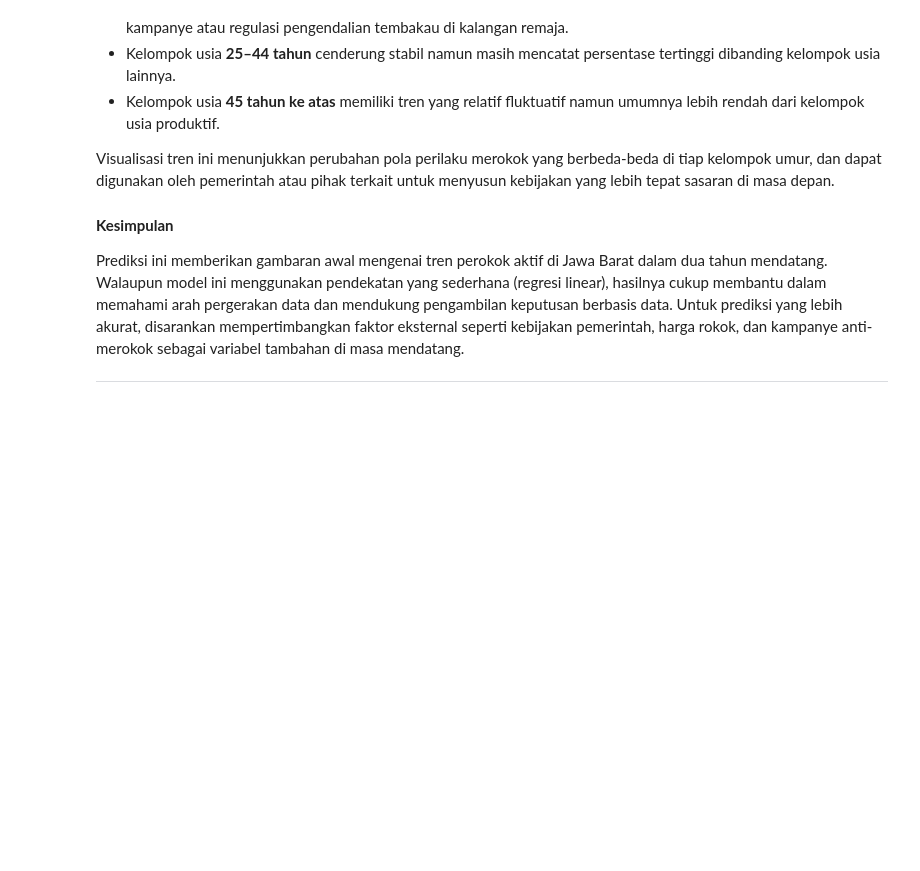
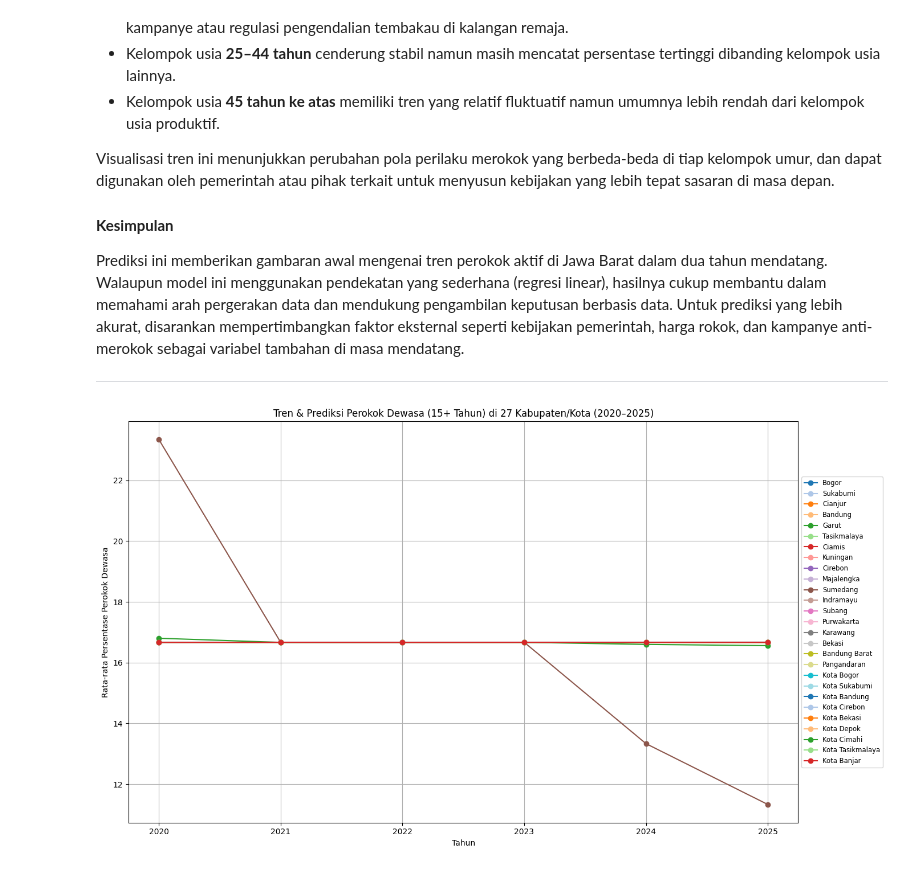
Before and after one commit to FlameMeta/DataScience_Python, a Jupyter notebook: Hipotesa.ipynb, the cells around one changed output. Saved outputs shown, nothing was run; the diff lists cells and outputs as text; code cells hidden in the pictures; blank space fills up the shorter version.

Commit message:
penambahan hipotesa berdasarkan wilayah

```diff
--- a/Hipotesa.ipynb
+++ b/Hipotesa.ipynb
@@ -234,3 +234,95 @@ Visualisasi tren ini menunjukkan perubahan pola perilaku merokok yang berbeda-be
 Prediksi ini memberikan gambaran awal mengenai tren perokok aktif di Jawa Barat dalam dua tahun mendatang. Walaupun model ini menggunakan pendekatan yang sederhana (regresi linear), hasilnya cukup membantu dalam memahami arah pergerakan data dan mendukung pengambilan keputusan berbasis data. Untuk prediksi yang lebih akurat, disarankan mempertimbangkan faktor eksternal seperti kebijakan pemerintah, harga rokok, dan kampanye anti-merokok sebagai variabel tambahan di masa mendatang.
 
 ---
+# %%
+import pandas as pd
+import matplotlib.pyplot as plt
+from sklearn.linear_model import LinearRegression
+
+# === Data dari CSV telah digabung dan dibersihkan dalam df_bersih_all ===
+# DataFrame harus berisi kolom: "Kabupaten/Kota", "Tahun", "total_avg"
+
+# Baca file CSV (ganti path jika file ada di lokasi berbeda)
+df_2020b = pd.read_csv("data_csv/dataB/2020b.csv")
+df_2021b = pd.read_csv("data_csv/dataB/2021b.csv")
+df_2022b = pd.read_csv("data_csv/dataB/2022B.csv")
+df_2023b = pd.read_csv("data_csv/dataB/2023b.csv")
+
+# Rename kolom agar seragam
+kolom_umur_b = {
+    "Perokok 15-24": "15-24",
+    "Perokok 25-34": "25-34",
+    "Perokok 35-44": "35-44",
+    "Perokok 45-54": "45-54",
+    "Perokok 55-64": "55-64",
+    "Perokok 65+": "65+"
+}
+
+# Fungsi standar untuk bersihkan dan hitung rata-rata
+def standar_data_b(df):
+    df = df.rename(columns=kolom_umur_b)
+    for col in kolom_umur_b.values():
+        df[col] = pd.to_numeric(df[col], errors='coerce')
+    df["total_avg"] = df[list(kolom_umur_b.values())].mean(axis=1)
+    df = df.rename(columns={"Wilayah": "Kabupaten/Kota", "tahun": "Tahun"})
+    return df[["Kabupaten/Kota", "Tahun", "total_avg"]]
+
+# Bersihkan semua data
+df_2020b_std = standar_data_b(df_2020b)
+df_2021b_std = standar_data_b(df_2021b)
+df_2022b_std = standar_data_b(df_2022b)
+df_2023b_std = standar_data_b(df_2023b)
+
+# Gabungkan jadi satu
+df_bersih_all = pd.concat([df_2020b_std, df_2021b_std, df_2022b_std, df_2023b_std], ignore_index=True)
+
+
+
+# Buat daftar prediksi
+wilayah_list = df_bersih_all["Kabupaten/Kota"].unique()
+prediksi_data = []
+
+# Buat prediksi 2024 & 2025 untuk tiap wilayah
+for wilayah in wilayah_list:
+    data_wilayah = df_bersih_all[df_bersih_all["Kabupaten/Kota"] == wilayah]
+    X = data_wilayah["Tahun"].values.reshape(-1, 1)
+    y = data_wilayah["total_avg"].values
+
+    # Linear Regression
+    model = LinearRegression()
+    model.fit(X, y)
+
+    # Prediksi untuk tahun 2024 dan 2025
+    y_pred = model.predict([[2024], [2025]])
+    for tahun, pred in zip([2024, 2025], y_pred):
+        prediksi_data.append({
+            "Kabupaten/Kota": wilayah,
+            "Tahun": tahun,
+            "total_avg": pred
+        })
+
+# Gabungkan hasil prediksi dengan data asli
+df_prediksi = pd.DataFrame(prediksi_data)
+df_semua = pd.concat([df_bersih_all, df_prediksi], ignore_index=True)
+
+# === Visualisasi ===
+plt.figure(figsize=(14, 8))
+colors = plt.cm.tab20.colors  # Warna untuk garis
+
+for i, wilayah in enumerate(wilayah_list):
+    subset = df_semua[df_semua["Kabupaten/Kota"] == wilayah]
+    plt.plot(
+        subset["Tahun"], subset["total_avg"],
+        marker='o', label=wilayah,
+        color=colors[i % len(colors)]
+    )
+
+plt.title("Tren & Prediksi Perokok Dewasa (15+ Tahun) di 27 Kabupaten/Kota (2020–2025)")
+plt.xlabel("Tahun")
+plt.ylabel("Rata-rata Persentase Perokok Dewasa")
+plt.grid(True)
+plt.legend(loc='center left', bbox_to_anchor=(1, 0.5), fontsize='small')
+plt.tight_layout()
+plt.show()
+# %% [output]
+[figure, added]
```
Also changed, not shown: parts of 2 cells of this notebook.
